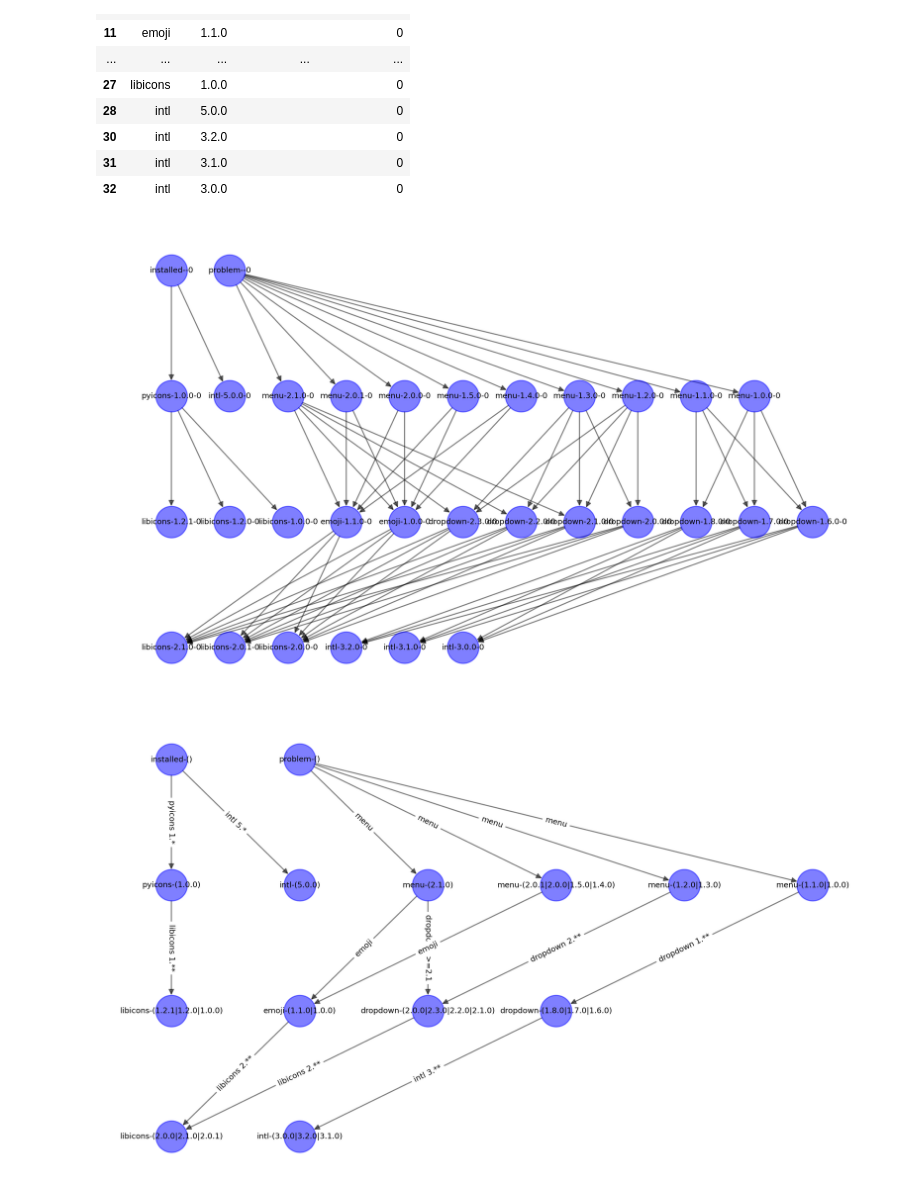
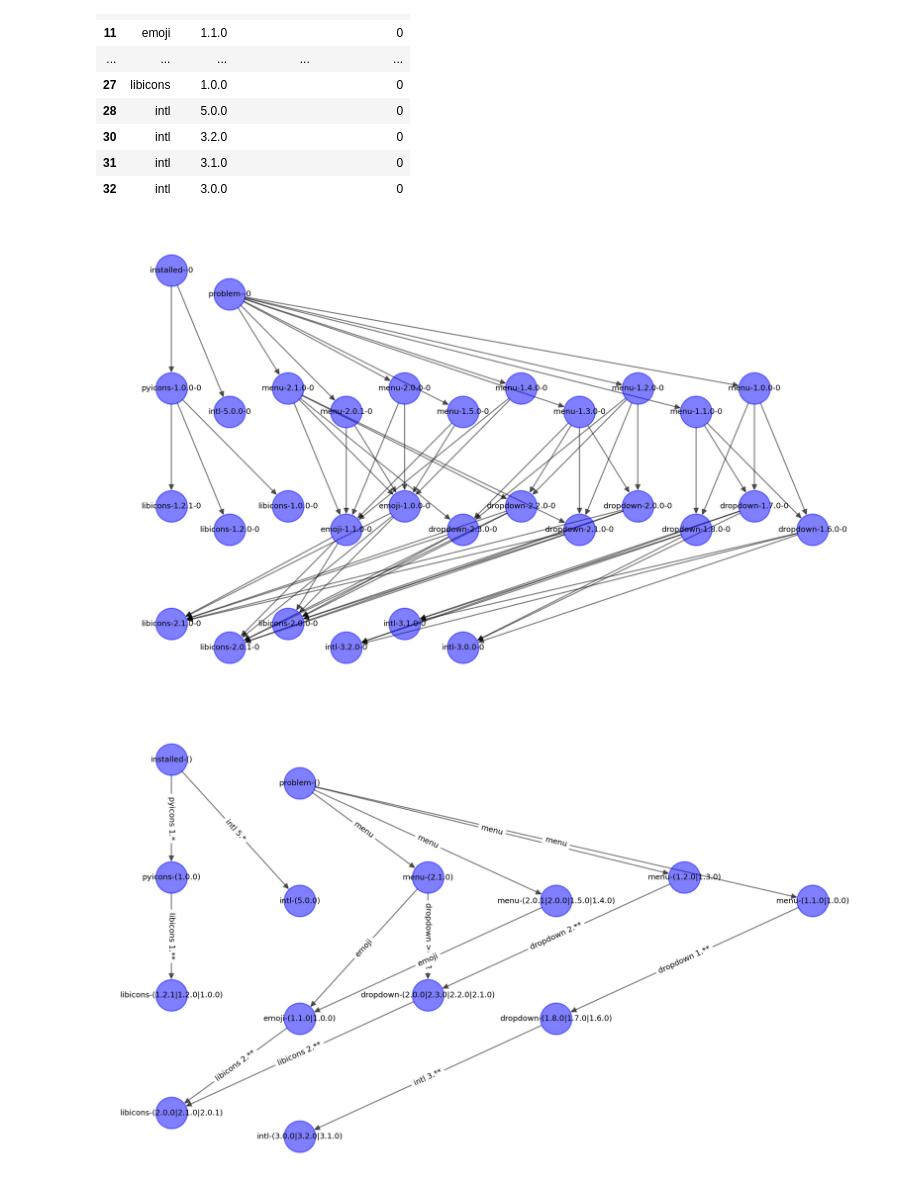
Before and after one commit to AntoinePrv/mamba-error-reporting, a Jupyter notebook: solver-error.ipynb, the cells around one changed output. Drawn from its saved outputs; the diff is of its cells as text; code cells hidden in the pictures.

```diff
--- a/solver-error.ipynb
+++ b/solver-error.ipynb
@@ -132,7 +132,7 @@ def plot_dag(graph: nx.DiGraph, node_labels=None, edge_labels=None) -> None:
     pos = {}
     for level, nodes in enumerate(nx.topological_generations(graph)):
         nodes = sorted(nodes, key=lambda n: graph[n].get("name", "None"))
-        pos.update({n: (x, -level) for x, n in enumerate(nodes)})
+        pos.update({n: (x, -level - 0.2*(x%2)) for x, n in enumerate(nodes)})
 
     options = {"node_size": 800, "alpha": 0.5}
     nx.draw_networkx_nodes(graph, pos, node_color="blue", **options)
@@ -154,29 +154,29 @@ def repr_pkg_info(p: libmambapy.PackageInfo) -> str:
 pb_data = mer.algorithm.ProblemData.from_libsolv(solver, pool)
 plot_dag(pb_data.graph, node_labels={n: repr_pkg_info(pb_data.package_info[n]) for n in pb_data.graph.nodes})
 # %% [output]
-[figure, old version]
+[figure, new version]
 # %%
 g_compressed, groups = mer.algorithm.compress_graph(pb_data)
 # %%
 def graph_groups_labels(graph: nx.DiGraph, package_info, groups) -> dict:
     labels = {}
     for n in graph.nodes:
         solvs = [package_info.get(s) for s in groups.group_to_solv[n]]
         name = next(iter(solvs)).name
         versions = [p.version for p in solvs]
         # Truncate versions too long
-        if len(versions) > 10:
-            versions = versions[:3] + ["..."] + versions[-3:]
+        if len(versions) > 5:
+            versions = versions[:2] + ["..."] + versions[-1:]
         labels[n] = f"{name}-(" + "|".join(versions) + ")"
     return labels
 
 
 plot_dag(
     g_compressed,
     node_labels=graph_groups_labels(g_compressed, pb_data.package_info, groups),
     edge_labels={e: pb_data.dependency_names[attr["dependency_id"]] for e, attr in g_compressed.edges.items()},
 )
 # %% [output]
-[figure, old version]
+[figure, new version]
 # %%
 import packaging.version
```
Also changed, not shown: parts of 3 cells of this notebook, 1 other file.
